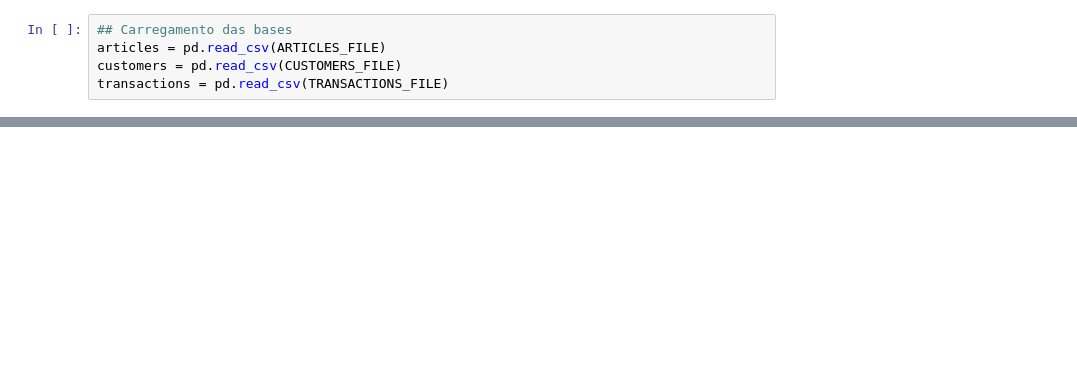
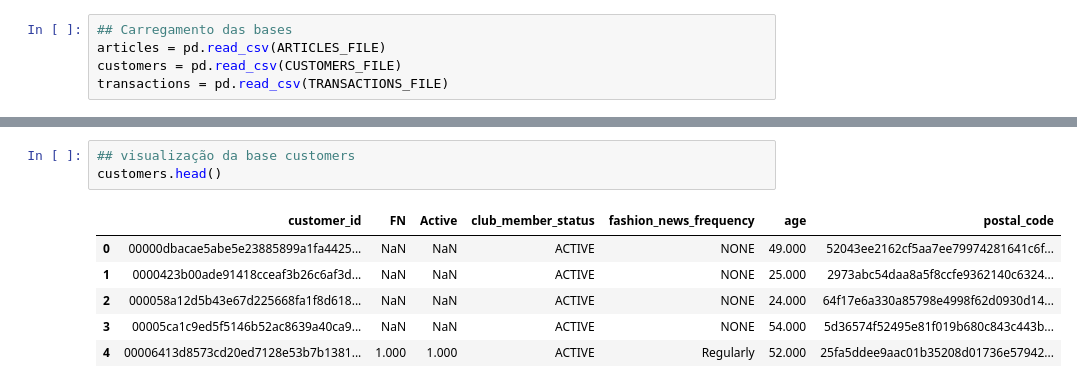
Before and after one commit to Luan-ghub/hm-customer-product-analytics, a Jupyter notebook: notebooks/01_inspecao_dados_brutos.ipynb, the cells around one changed output, grey strips where cells are left out. Saved outputs shown, nothing was run; the diff lists cells and outputs as text; blank space fills up the shorter version.

```diff
--- a/notebooks/01_inspecao_dados_brutos.ipynb
+++ b/notebooks/01_inspecao_dados_brutos.ipynb
@@ -34,0 +48,10 @@ transactions = pd.read_csv(TRANSACTIONS_FILE)
+# %%
+## visualização da base customers
+customers.head()
+# %% [output]
+|  | customer_id | FN | Active | club_member_status | fashion_news_frequency | age | postal_code |
+| 0 | 00000dbacae5abe5e23885899a1fa4425... | NaN | NaN | ACTIVE | NONE | 49.000 | 52043ee2162cf5aa7ee79974281641c6f... |
+| 1 | 0000423b00ade91418cceaf3b26c6af3d... | NaN | NaN | ACTIVE | NONE | 25.000 | 2973abc54daa8a5f8ccfe9362140c6324... |
+| 2 | 000058a12d5b43e67d225668fa1f8d618... | NaN | NaN | ACTIVE | NONE | 24.000 | 64f17e6a330a85798e4998f62d0930d14... |
+| 3 | 00005ca1c9ed5f5146b52ac8639a40ca9... | NaN | NaN | ACTIVE | NONE | 54.000 | 5d36574f52495e81f019b680c843c443b... |
+| 4 | 00006413d8573cd20ed7128e53b7b1381... | 1.000 | 1.000 | ACTIVE | Regularly | 52.000 | 25fa5ddee9aac01b35208d01736e57942... |
```
Also changed, not shown: parts of 44 cells of this notebook, 1 other file.
